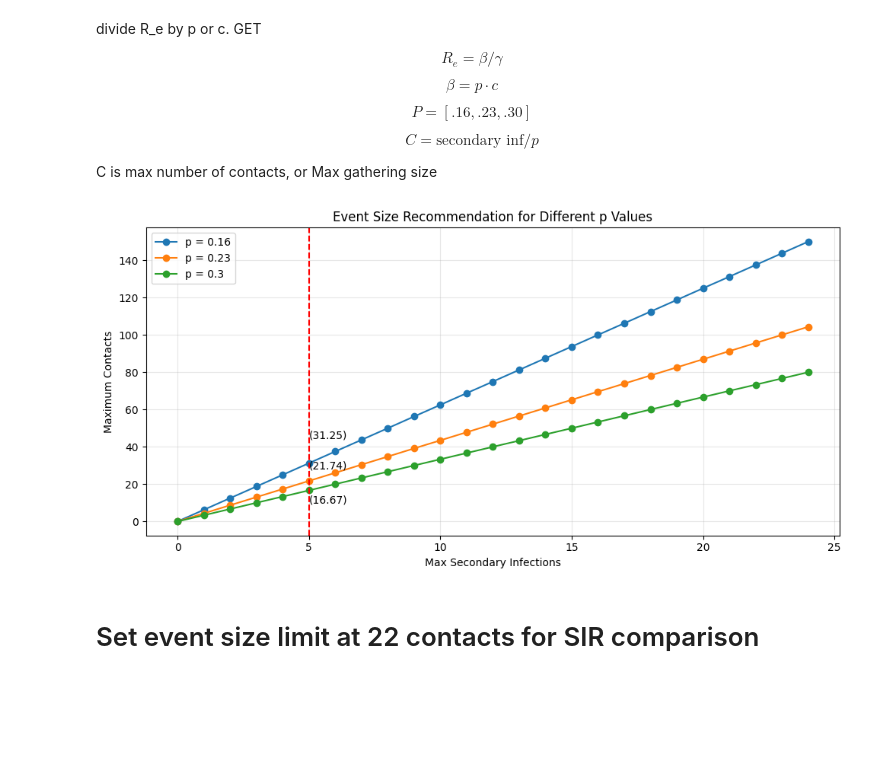
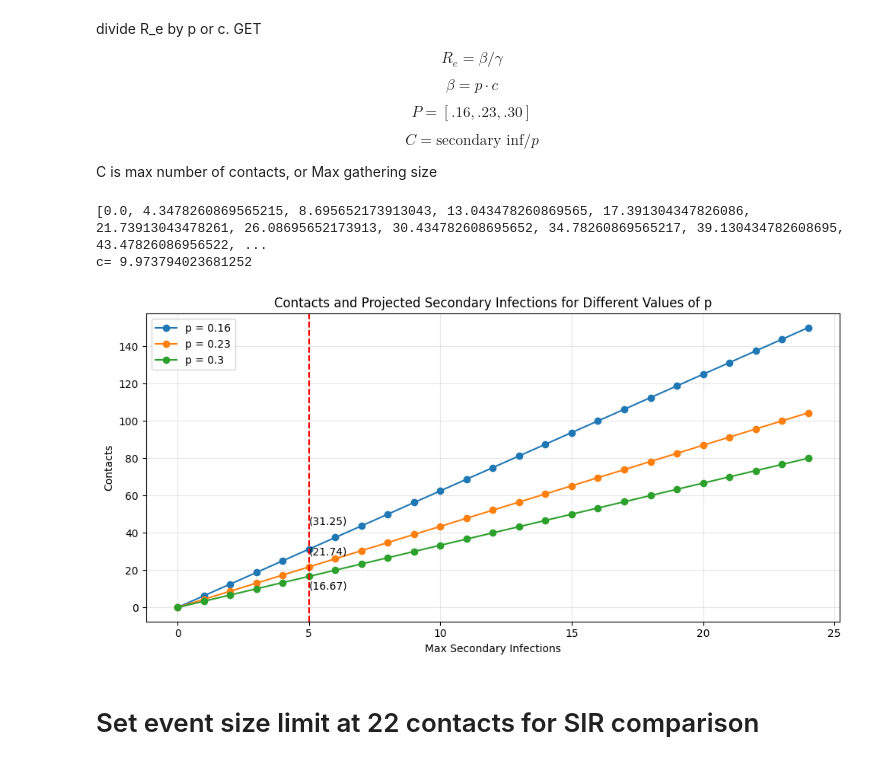
Before and after one commit to doublergreer/viral-superspreading-model, a Jupyter notebook: superspreading_dynamics.ipynb, the cells around one changed output. Cells and saved outputs as stored; diff of their text form; code cells hidden in the pictures; blank space fills up the shorter version.

```diff
--- a/superspreading_dynamics.ipynb
+++ b/superspreading_dynamics.ipynb
@@ -168,20 +188,23 @@ p_list = [.16, .23, .30]
 # %%
 def relate_max_secondary_to_contacts(p, max_Re, secondary_probability_list):
     contact_num_list = []
-    avg_num_contacts = 0
+    expected_contacts = 0
     for i in range(max_Re):
         num_contacts = i / p
         contact_num_list.append(num_contacts)
 
-        avg_num_contacts += secondary_probability_list[i] * i
+        expected_contacts += secondary_probability_list[i] * num_contacts
 
-    return contact_num_list, avg_num_contacts
+    return contact_num_list, expected_contacts
 # %%
 contact_num_list, c = relate_max_secondary_to_contacts(p=0.23, max_Re=len(secondary_inf_probabilities), secondary_probability_list=secondary_inf_probabilities)
 
 print(contact_num_list)
 
 print("c=", c)
+# %% [output]
+[0.0, 4.3478260869565215, 8.695652173913043, 13.043478260869565, 17.391304347826086, 21.73913043478261, 26.08695652173913, 30.434782608695652, 34.78260869565217, 39.130434782608695, 43.47826086956522, ...
+c= 9.973794023681252
 # %%
 list_p16, _ = relate_max_secondary_to_contacts(p=0.16, max_Re=len(secondary_inf_probabilities), secondary_probability_list=secondary_inf_probabilities)
 list_p23 = contact_num_list
@@ -202,36 +225,36 @@ for p, values in zip(p_list, lists):
             f"({values[5]:.2f})",
             ha='left',
             va='bottom',
         )
     elif p == 0.23:
         plt.text(
             5,
             values[5] + 0.05 * max(values),   # small vertical offset
             f"({values[5]:.2f})",
             ha='left',
             va='bottom',
         )
     if p == 0.30:
         plt.text(
             5,
             values[5] - 0.1 * max(values),   # small vertical offset
             f"({values[5]:.2f})",
             ha='left',
             va='bottom',
         )
 
 plt.axvline(5, color='red', linestyle='--')
 
 
 plt.xlabel("Max Secondary Infections")
-plt.ylabel("Maximum Contacts")
-plt.title("Event Size Recommendation for Different p Values")
+plt.ylabel("Contacts")
+plt.title("Contacts and Projected Secondary Infections for Different Values of p")
 plt.grid(True, alpha=0.3)
 plt.legend()
 plt.tight_layout()
 plt.show()
 # %% [output]
-[figure, old version]
+[figure, new version]
 # %% [markdown]
 # Set event size limit at 22 contacts for SIR comparison
 # %%
```
Also changed, not shown: parts of 6 cells of this notebook.
